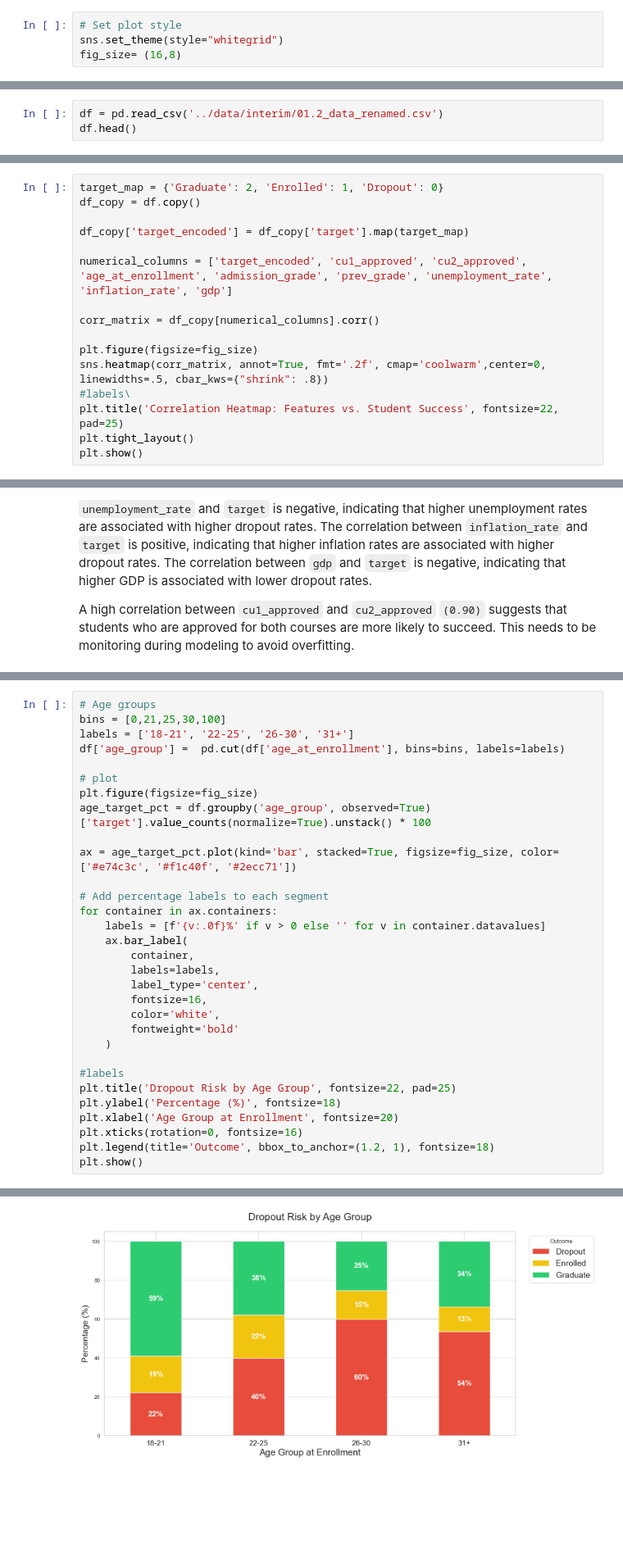
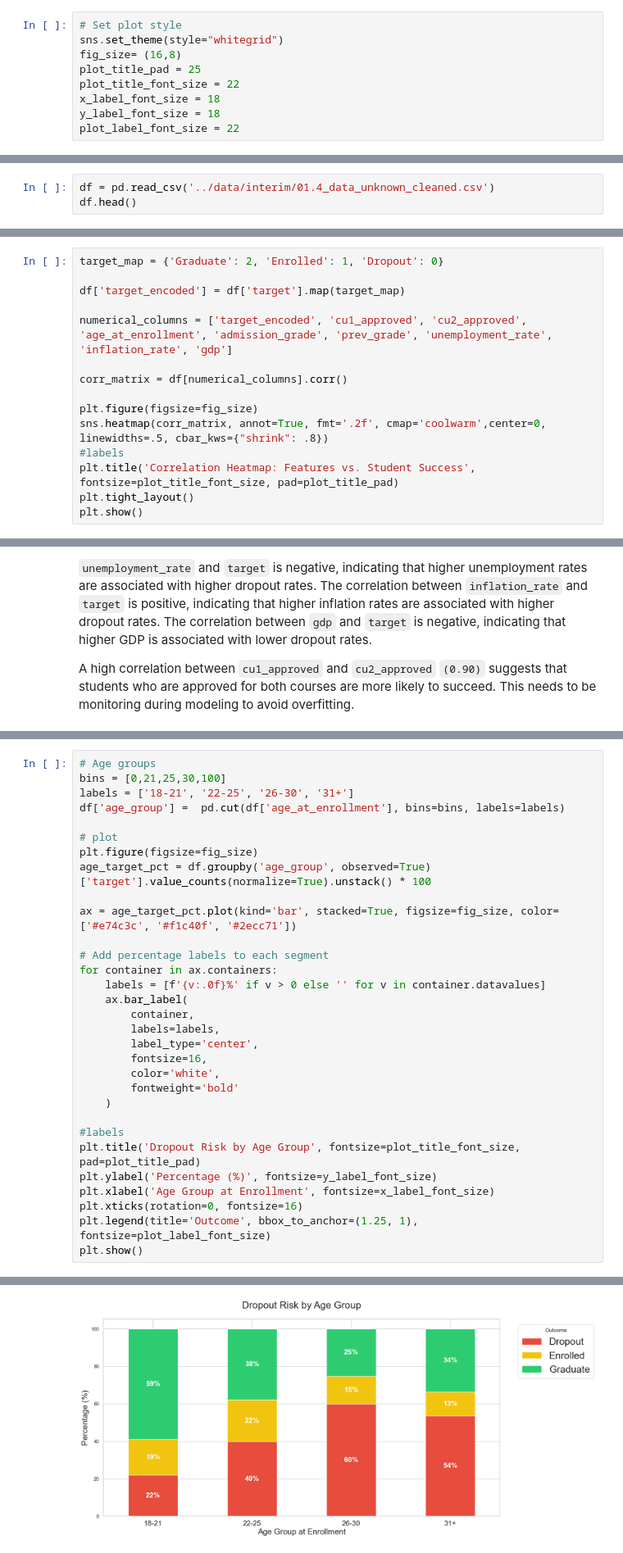
Before and after one commit to weslylaboy/student-outcome-predictor, a Jupyter notebook: notebooks/02_exploratory_data_analysis.ipynb, the cells around one changed output, grey strips where cells are left out. Shown at 82% size. Cells and saved outputs as stored; diff of their text form; blank space fills up the shorter version.

```diff
--- a/notebooks/02_exploratory_data_analysis.ipynb
+++ b/notebooks/02_exploratory_data_analysis.ipynb
@@ -26,10 +23,15 @@ from holoviews.plotting.bokeh.styles import font_size
 # Set plot style
 sns.set_theme(style="whitegrid")
 fig_size= (16,8)
+plot_title_pad = 25
+plot_title_font_size = 22
+x_label_font_size = 18
+y_label_font_size = 18
+plot_label_font_size = 22
 # %% [markdown]
 ## Load data
 # %%
-df = pd.read_csv('../data/interim/01.2_data_renamed.csv')
+df = pd.read_csv('../data/interim/01.4_data_unknown_cleaned.csv')
 df.head()
 # %% [output]
 |  | marital_status | application_mode | application_order | course | daytime_evening | prev_qualification | ... |
@@ -253,18 +255,17 @@ The students above the red line indicate and improvement in grades, while those
 I will try to find any correlation between numerical features in the dataset to identify which factors are most strongly associated with student outcomes. First I would need to preprocess the `target` column to convert it into numberical value. I will map the `target` variable with `{'Graduate': 2, 'Enrolled': 1, 'Dropout': 0}`
 # %%
 target_map = {'Graduate': 2, 'Enrolled': 1, 'Dropout': 0}
-df_copy = df.copy()
 
-df_copy['target_encoded'] = df_copy['target'].map(target_map)
+df['target_encoded'] = df['target'].map(target_map)
 
 numerical_columns = ['target_encoded', 'cu1_approved', 'cu2_approved', 'age_at_enrollment', 'admission_grade', 'prev_grade', 'unemployment_rate', 'inflation_rate', 'gdp']
 
-corr_matrix = df_copy[numerical_columns].corr()
+corr_matrix = df[numerical_columns].corr()
 
 plt.figure(figsize=fig_size)
 sns.heatmap(corr_matrix, annot=True, fmt='.2f', cmap='coolwarm',center=0, linewidths=.5, cbar_kws={"shrink": .8})
-#labels\
-plt.title('Correlation Heatmap: Features vs. Student Success', fontsize=22, pad=25)
+#labels
+plt.title('Correlation Heatmap: Features vs. Student Success', fontsize=plot_title_font_size, pad=plot_title_pad)
 plt.tight_layout()
 plt.show()
 # %% [output]
@@ -288,37 +326,37 @@ Before creating the new feature, I will plot the groups to see how the group dis
 # %%
 # Age groups
 bins = [0,21,25,30,100]
 labels = ['18-21', '22-25', '26-30', '31+']
 df['age_group'] =  pd.cut(df['age_at_enrollment'], bins=bins, labels=labels)
 
 # plot
 plt.figure(figsize=fig_size)
 age_target_pct = df.groupby('age_group', observed=True)['target'].value_counts(normalize=True).unstack() * 100
 
 ax = age_target_pct.plot(kind='bar', stacked=True, figsize=fig_size, color=['#e74c3c', '#f1c40f', '#2ecc71'])
 
 # Add percentage labels to each segment
 for container in ax.containers:
     labels = [f'{v:.0f}%' if v > 0 else '' for v in container.datavalues]
     ax.bar_label(
         container,
         labels=labels,
         label_type='center',
         fontsize=16,
         color='white',
         fontweight='bold'
     )
 
 #labels
-plt.title('Dropout Risk by Age Group', fontsize=22, pad=25)
-plt.ylabel('Percentage (%)', fontsize=18)
-plt.xlabel('Age Group at Enrollment', fontsize=20)
+plt.title('Dropout Risk by Age Group', fontsize=plot_title_font_size, pad=plot_title_pad)
+plt.ylabel('Percentage (%)', fontsize=y_label_font_size)
+plt.xlabel('Age Group at Enrollment', fontsize=x_label_font_size)
 plt.xticks(rotation=0, fontsize=16)
-plt.legend(title='Outcome', bbox_to_anchor=(1.2, 1), fontsize=18)
+plt.legend(title='Outcome', bbox_to_anchor=(1.25, 1), fontsize=plot_label_font_size)
 plt.show()
 # %% [output]
 <Figure size 1600x800 with 0 Axes>
-[figure, old version]
+[figure, new version]
 # %% [markdown]
 ***Interpretation:*** Students in the `18-21` age group have the highest graduation rate with `59%` and `22%` of `Dropout`.  This confirms students who start university immediatly after high school are most likely to complete their degrees.
 
```
Also changed, not shown: parts of 42 cells of this notebook, 3 other files.
